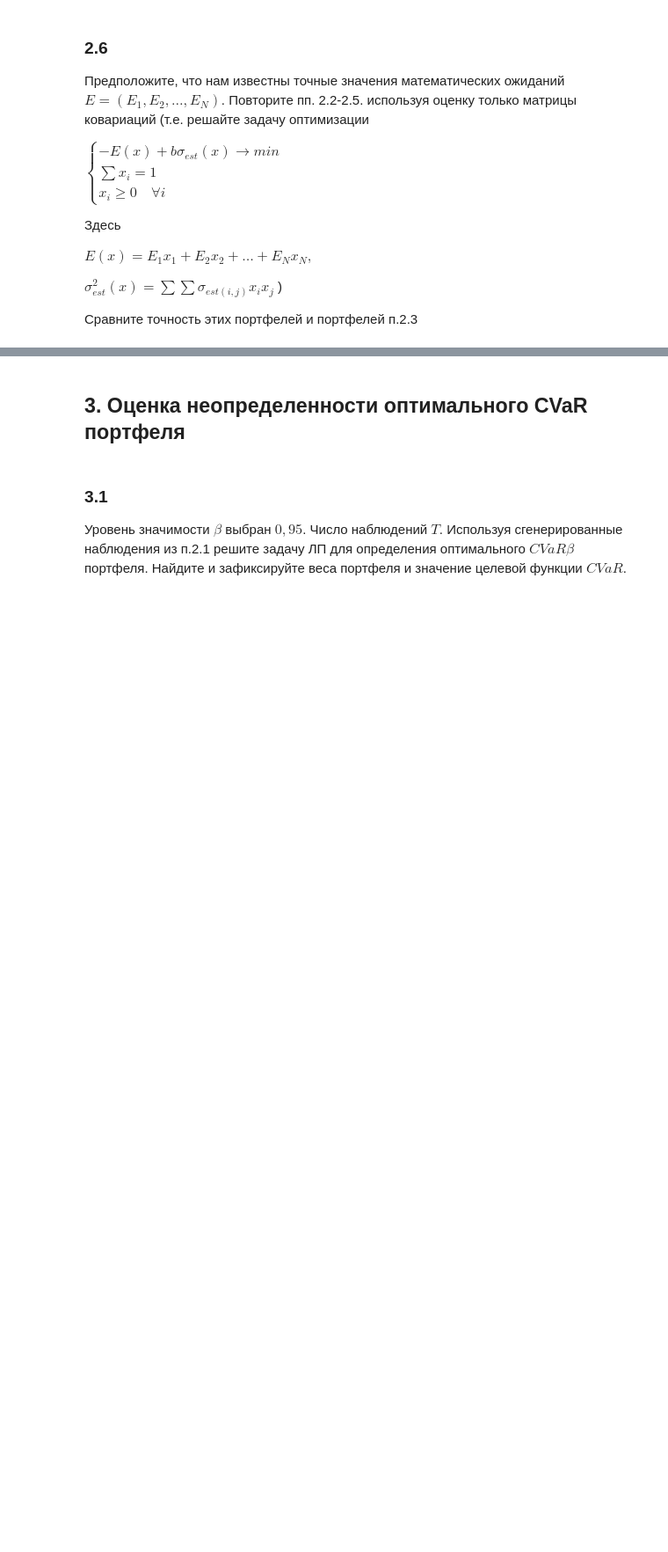
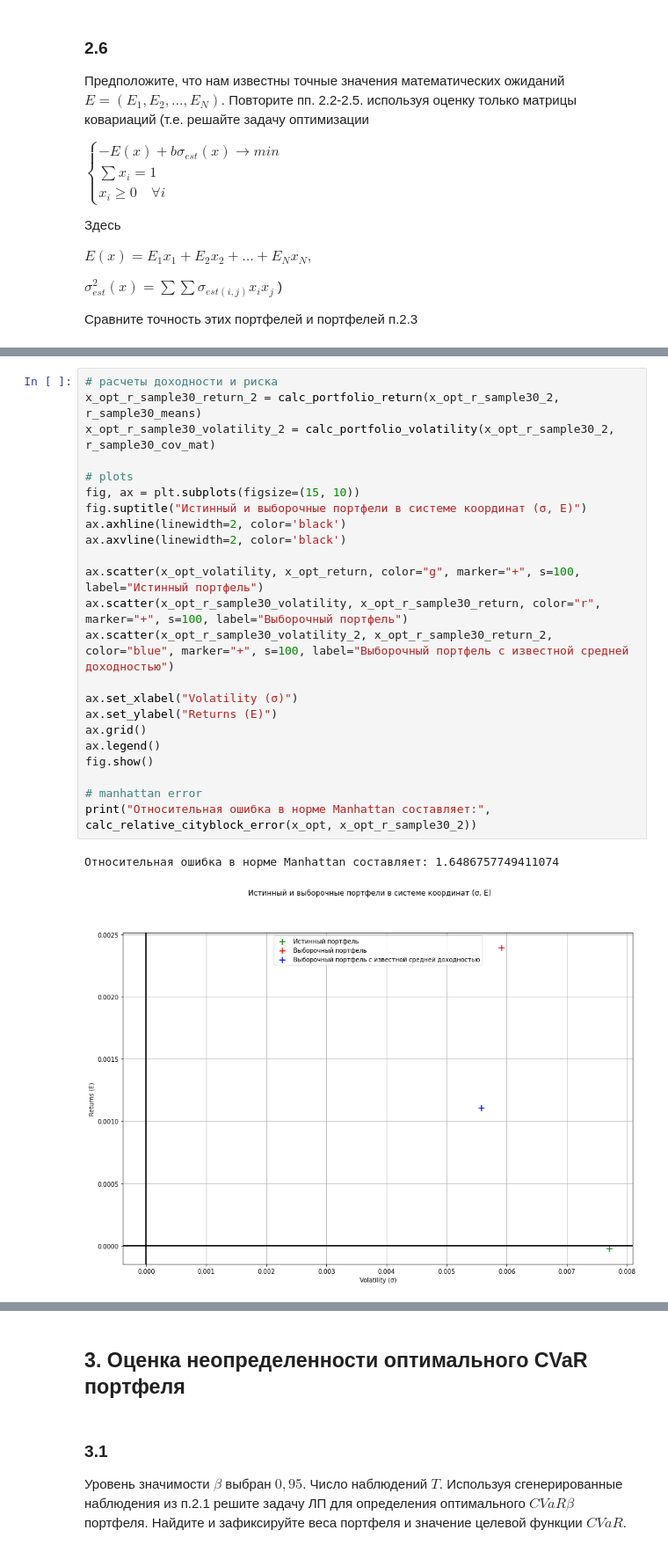
Before and after one commit to dselivanovskaya/Finance-operations-research-lab-3, a Jupyter notebook: lab-3.ipynb, the cells around one changed output, grey strips where cells are left out. Shown at 88% size. Cells and saved outputs as stored; diff of their text form; blank space fills up the shorter version.

```diff
--- a/lab-3.ipynb
+++ b/lab-3.ipynb
@@ -634,0 +709,26 @@ $\sigma_{est}^2(x) =\sum\sum \sigma_{est (i, j)} x_ix_j$ )
+# %%
+# расчеты доходности и риска
+x_opt_r_sample30_return_2 = calc_portfolio_return(x_opt_r_sample30_2, r_sample30_means)
+x_opt_r_sample30_volatility_2 = calc_portfolio_volatility(x_opt_r_sample30_2, r_sample30_cov_mat)
+
+# plots
+fig, ax = plt.subplots(figsize=(15, 10))
+fig.suptitle("Истинный и выборочные портфели в системе координат (σ, E)")
+ax.axhline(linewidth=2, color='black')
+ax.axvline(linewidth=2, color='black')
+
+ax.scatter(x_opt_volatility, x_opt_return, color="g", marker="+", s=100, label="Истинный портфель")
+ax.scatter(x_opt_r_sample30_volatility, x_opt_r_sample30_return, color="r", marker="+", s=100, label="Выборочный портфель")
+ax.scatter(x_opt_r_sample30_volatility_2, x_opt_r_sample30_return_2, color="blue", marker="+", s=100, label="Выборочный портфель c известной средней доходностью")
+
+ax.set_xlabel("Volatility (σ)")
+ax.set_ylabel("Returns (E)")
+ax.grid()
+ax.legend()
+fig.show()
+
+# manhattan error
+print("Относительная ошибка в норме Manhattan составляет:", calc_relative_cityblock_error(x_opt, x_opt_r_sample30_2))
+# %% [output]
+Относительная ошибка в норме Manhattan составляет: 1.6486757749411074
+[figure, added]
```
Also changed, not shown: parts of 14 cells of this notebook.
